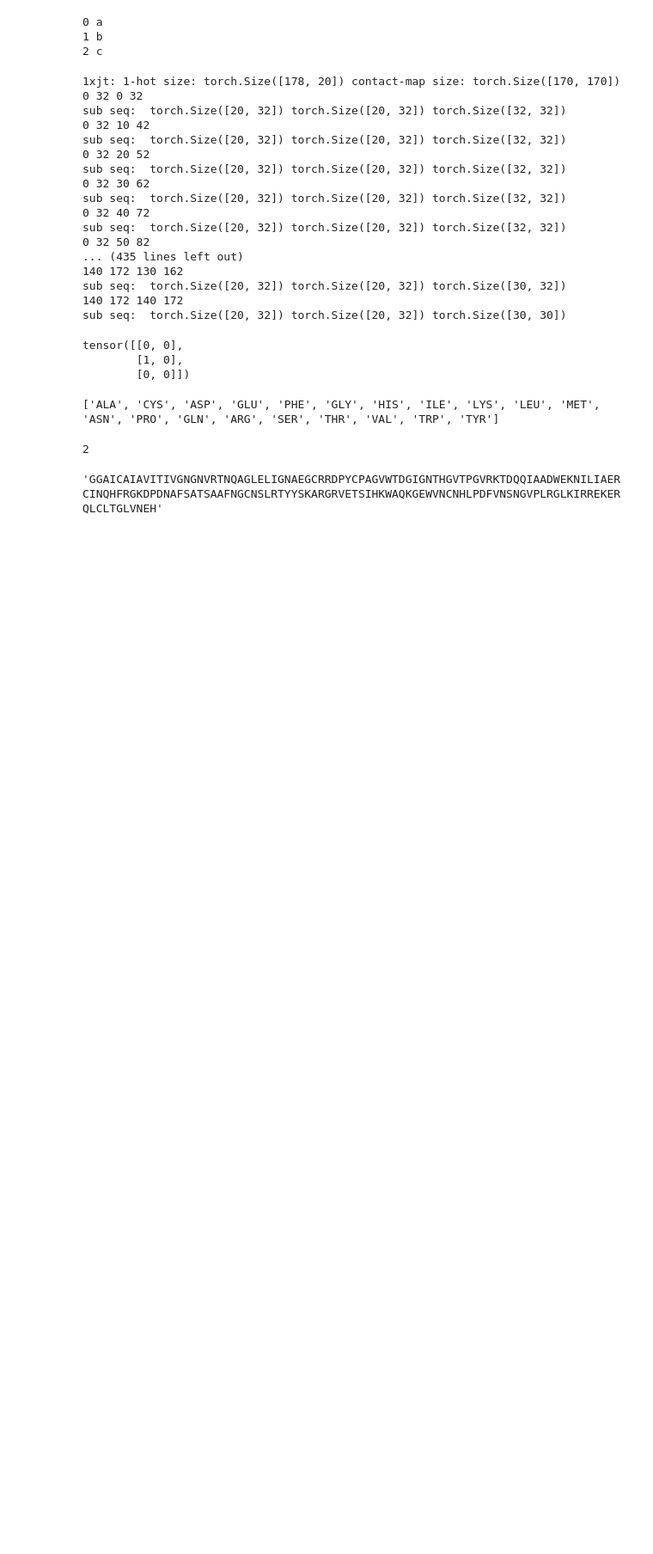
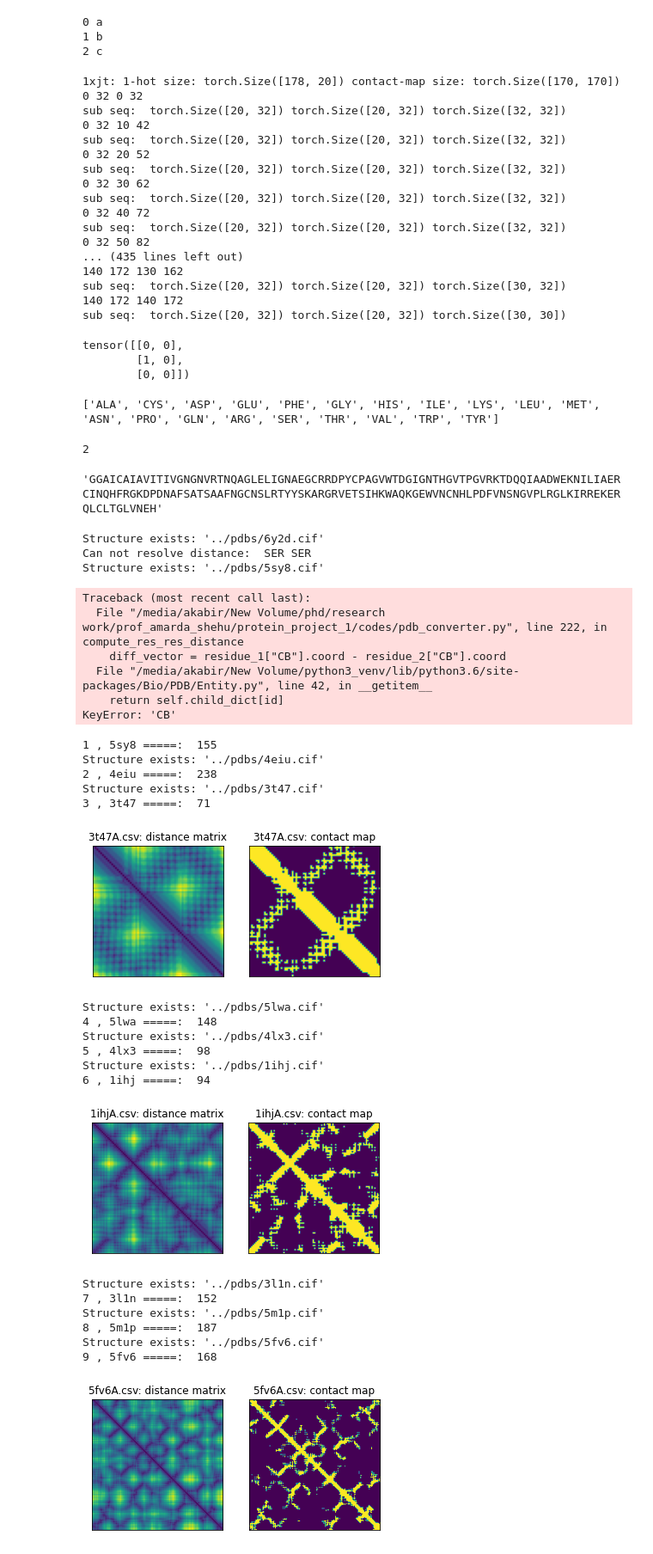
Before and after one commit to akabiraka/Sequence_to_ContactMap_prediction_using_VAE, a Jupyter notebook: codes/tester.ipynb, the cells around one changed output. Shown at 86% size. Saved outputs shown, nothing was run; the diff lists cells and outputs as text; code cells hidden in the pictures; blank space fills up the shorter version.

```diff
--- a/codes/tester.ipynb
+++ b/codes/tester.ipynb
@@ -165,8 +165,3 @@ train size: 1200 val size: 400 test size: 400
   '1k94',
   '1ldd',
   '1u69'])
-# %%
-from pdb_converter import PDBConverter
-import constants as CONSTANTS
-pdb_converter = PDBConverter(CONSTANTS.TRAIN_FILE)
-pdb_converter.apply()
@@ -252,3 +248,38 @@ import constants as CONSTANTS
 Utility.read_fasta_seq("1xjt")
 # %% [output]
 'GGAICAIAVITIVGNGNVRTNQAGLELIGNAEGCRRDPYCPAGVWTDGIGNTHGVTPGVRKTDQQIAADWEKNILIAERCINQHFRGKDPDNAFSATSAAFNGCNSLRTYYSKARGRVETSIHKWAQKGEWVNCNHLPDFVNSNGVPLRGLKIRREKERQLCLTGLVNEH'
+# %%
+from pdb_converter import PDBConverter
+import constants as CONSTANTS
+pdb_converter = PDBConverter(CONSTANTS.ALL_PDB_IDS)
+pdb_converter.apply()
+# %% [output]
+Structure exists: '../pdbs/6y2d.cif'
+Can not resolve distance:  SER SER
+Structure exists: '../pdbs/5sy8.cif'
+Traceback (most recent call last):
+  File "/media/akabir/New Volume/phd/research work/prof_amarda_shehu/protein_project_1/codes/pdb_converter.py", line 222, in compute_res_res_distance
+    diff_vector = residue_1["CB"].coord - residue_2["CB"].coord
+  File "/media/akabir/New Volume/python3_venv/lib/python3.6/site-packages/Bio/PDB/Entity.py", line 42, in __getitem__
+    return self.child_dict[id]
+KeyError: 'CB'
+1 , 5sy8 =====:  155
+Structure exists: '../pdbs/4eiu.cif'
+2 , 4eiu =====:  238
+Structure exists: '../pdbs/3t47.cif'
+3 , 3t47 =====:  71
+[figure, added]
+Structure exists: '../pdbs/5lwa.cif'
+4 , 5lwa =====:  148
+Structure exists: '../pdbs/4lx3.cif'
+5 , 4lx3 =====:  98
+Structure exists: '../pdbs/1ihj.cif'
+6 , 1ihj =====:  94
+[figure, added]
+Structure exists: '../pdbs/3l1n.cif'
+7 , 3l1n =====:  152
+Structure exists: '../pdbs/5m1p.cif'
+8 , 5m1p =====:  187
+Structure exists: '../pdbs/5fv6.cif'
+9 , 5fv6 =====:  168
+[figure, added]
```
Also changed, not shown: parts of 4 cells of this notebook, 1 other file.
